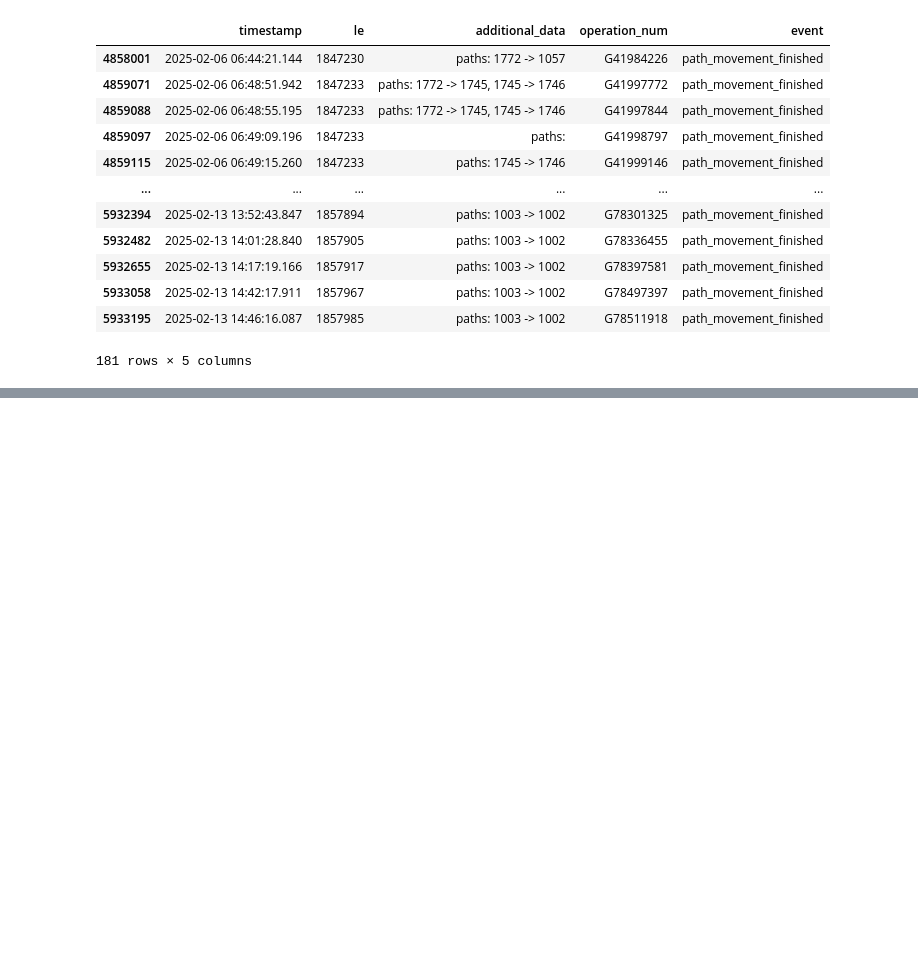
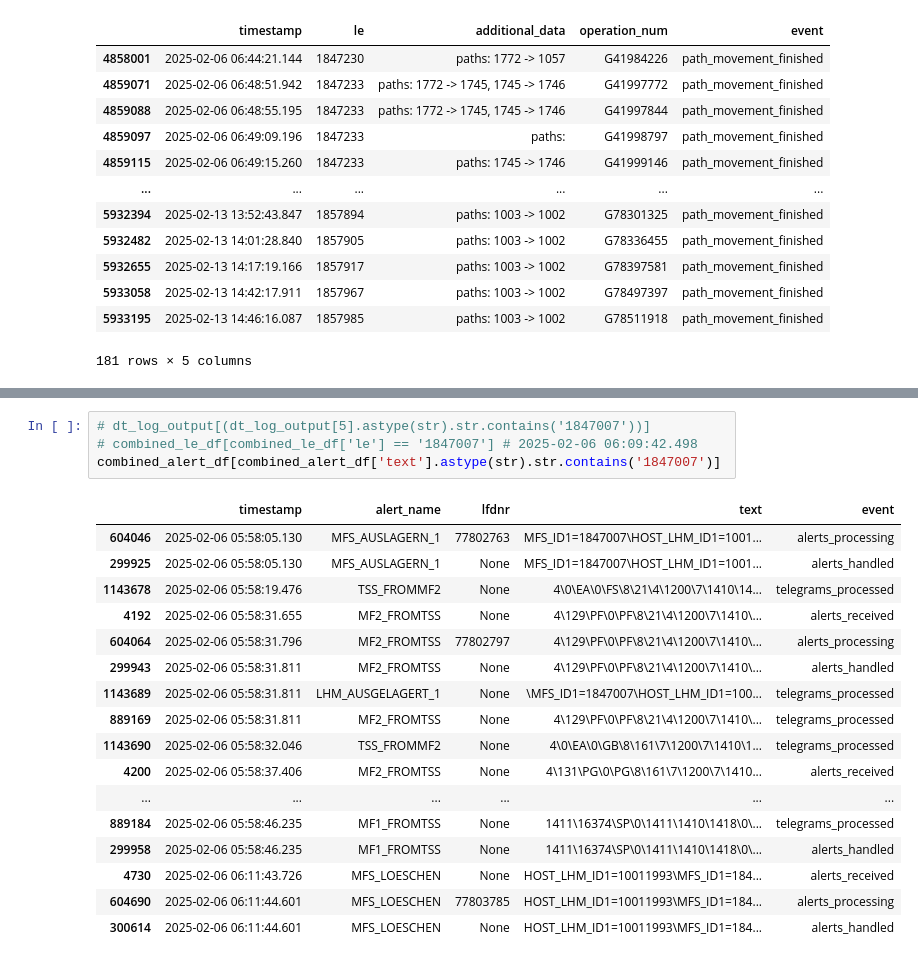
Before and after one commit to hseptiani/iis-seminar, a Jupyter notebook: analysis.ipynb, the cells around one changed output, grey strips where cells are left out. Drawn from its saved outputs; the diff is of its cells as text; blank space fills up the shorter version.

```diff
--- a/analysis.ipynb
+++ b/analysis.ipynb
@@ -552 +615,23 @@ last_occurrence_df
+# %%
+# dt_log_output[(dt_log_output[5].astype(str).str.contains('1847007'))]
+# combined_le_df[combined_le_df['le'] == '1847007'] # 2025-02-06 06:09:42.498
+combined_alert_df[combined_alert_df['text'].astype(str).str.contains('1847007')]
+# %% [output]
+|  | timestamp | alert_name | lfdnr | text | event |
+| 604046 | 2025-02-06 05:58:05.130 | MFS_AUSLAGERN_1 | 77802763 | MFS_ID1=1847007\HOST_LHM_ID1=1001... | alerts_processing |
+| 299925 | 2025-02-06 05:58:05.130 | MFS_AUSLAGERN_1 | None | MFS_ID1=1847007\HOST_LHM_ID1=1001... | alerts_handled |
+| 1143678 | 2025-02-06 05:58:19.476 | TSS_FROMMF2 | None | 4\0\EA\0\FS\8\21\4\1200\7\1410\14... | telegrams_processed |
+| 4192 | 2025-02-06 05:58:31.655 | MF2_FROMTSS | None | 4\129\PF\0\PF\8\21\4\1200\7\1410\... | alerts_received |
+| 604064 | 2025-02-06 05:58:31.796 | MF2_FROMTSS | 77802797 | 4\129\PF\0\PF\8\21\4\1200\7\1410\... | alerts_processing |
+| 299943 | 2025-02-06 05:58:31.811 | MF2_FROMTSS | None | 4\129\PF\0\PF\8\21\4\1200\7\1410\... | alerts_handled |
+| 1143689 | 2025-02-06 05:58:31.811 | LHM_AUSGELAGERT_1 | None | \MFS_ID1=1847007\HOST_LHM_ID1=100... | telegrams_processed |
+| 889169 | 2025-02-06 05:58:31.811 | MF2_FROMTSS | None | 4\129\PF\0\PF\8\21\4\1200\7\1410\... | telegrams_processed |
+| 1143690 | 2025-02-06 05:58:32.046 | TSS_FROMMF2 | None | 4\0\EA\0\GB\8\161\7\1200\7\1410\1... | telegrams_processed |
+| 4200 | 2025-02-06 05:58:37.406 | MF2_FROMTSS | None | 4\131\PG\0\PG\8\161\7\1200\7\1410... | alerts_received |
+| ... | ... | ... | ... | ... | ... |
+| 889184 | 2025-02-06 05:58:46.235 | MF1_FROMTSS | None | 1411\16374\SP\0\1411\1410\1418\0\... | telegrams_processed |
+| 299958 | 2025-02-06 05:58:46.235 | MF1_FROMTSS | None | 1411\16374\SP\0\1411\1410\1418\0\... | alerts_handled |
+| 4730 | 2025-02-06 06:11:43.726 | MFS_LOESCHEN | None | HOST_LHM_ID1=10011993\MFS_ID1=184... | alerts_received |
+| 604690 | 2025-02-06 06:11:44.601 | MFS_LOESCHEN | 77803785 | HOST_LHM_ID1=10011993\MFS_ID1=184... | alerts_processing |
+| 300614 | 2025-02-06 06:11:44.601 | MFS_LOESCHEN | None | HOST_LHM_ID1=10011993\MFS_ID1=184... | alerts_handled |
 # %%
```
Also changed, not shown: parts of 20 cells of this notebook.
